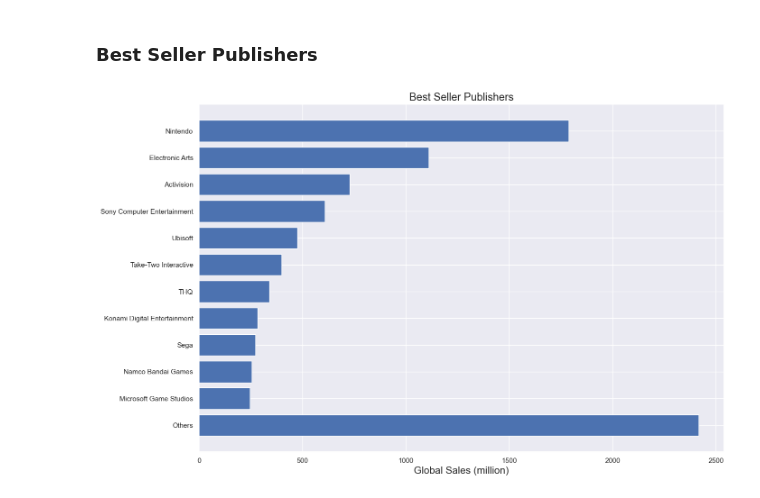
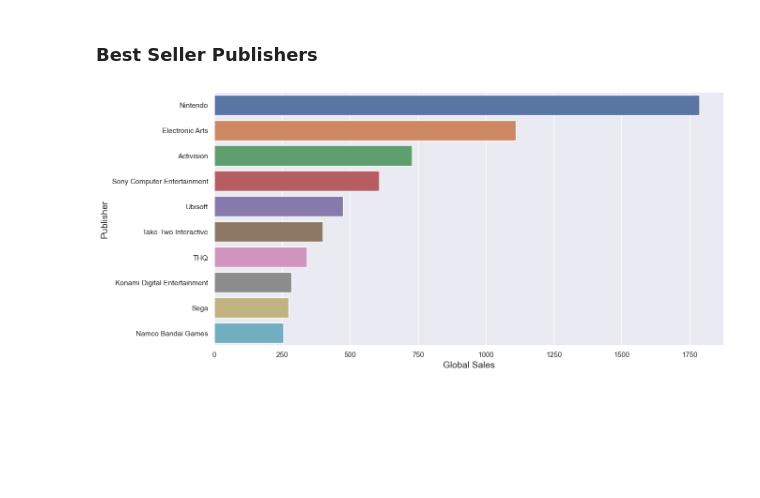
Before and after one commit to AmirHajimohamadi/MyNotebooks, a Jupyter notebook: videogames_data_analysis.ipynb, the cells around one changed output. Cells and saved outputs as stored; diff of their text form; code cells hidden in the pictures; blank space fills up the shorter version.

```diff
--- a/videogames_data_analysis.ipynb
+++ b/videogames_data_analysis.ipynb
@@ -151,8 +104,11 @@ values.reverse()
-# %%
-plt.figure(figsize = (15,10))
-plt.barh(keys, values)
-plt.title('Best Seller Publishers', fontsize = 17)
-plt.xlabel('Global Sales (million)',fontsize = 16)
-plt.show()
-# %% [output]
-[figure, removed]
+# %%
+publisher_group = df.groupby('Publisher')
+best_sellers = publisher_group['Global_Sales'].sum().sort_values(ascending=False).head(10).reset_index()
+# %%
+plt.figure(figsize=(14,7))
+sns.barplot(data = best_sellers, x='Global_Sales', y='Publisher')
+plt.xlabel('Global Sales', fontsize = 14)
+plt.ylabel('Publisher', fontsize = 14)
+plt.show()
+# %% [output]
+[figure, added]
```
Also changed, not shown: parts of 14 cells of this notebook.
